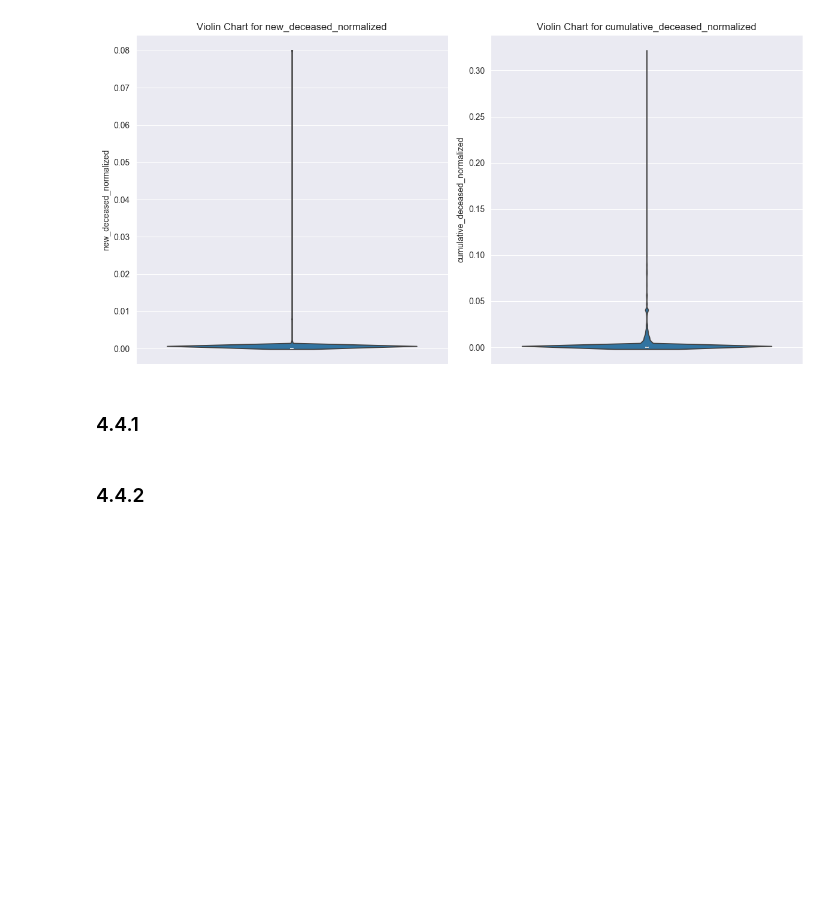
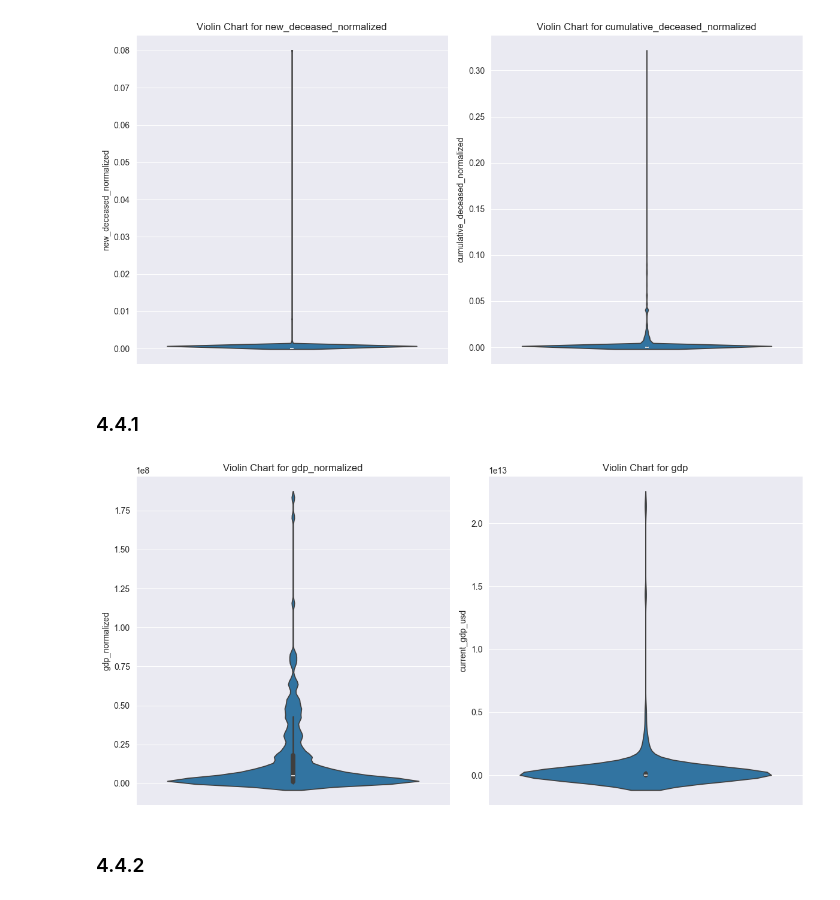
Before and after one commit to Goul4sh/BigData, a Jupyter notebook: Zad2/Zad2.ipynb, the cells around one changed output. Saved outputs shown, nothing was run; the diff lists cells and outputs as text; code cells hidden in the pictures; blank space fills up the shorter version.

```diff
--- a/Zad2/Zad2.ipynb
+++ b/Zad2/Zad2.ipynb
@@ -928,2 +941,4 @@ plt.show()
 # %%
-df_normalized = df
+df_normalized = df.copy()
+df_normalized = df_normalized.merge(df2[['country_name', 'current_gdp_usd']], left_on='country_name', right_on='country_name')
+df_normalized
@@ -1008,6 +1037,22 @@ plt.show()
 [figure]
 # %% [markdown]
 ### 4.4.1
+# %%
+df_normalized["gdp_normalized"] = (df_normalized["current_gdp_usd"] / df_normalized["population"]) * 1000
+
+fig, axes = plt.subplots(1, 2, figsize=(12, 6))
+
+sns.violinplot(y='gdp_normalized', data=df_normalized, ax=axes[0])
+axes[0].set_title('Violin Chart for gdp_normalized')
+
+sns.violinplot(y='current_gdp_usd', data=df2, ax=axes[1])
+axes[1].set_title('Violin Chart for gdp')
+
+
+plt.tight_layout()
+plt.show()
+# %% [output]
+[figure, added]
 # %% [markdown]
 ### 4.4.2
 # %% [markdown]
```
Also changed, not shown: parts of 6 cells of this notebook.
